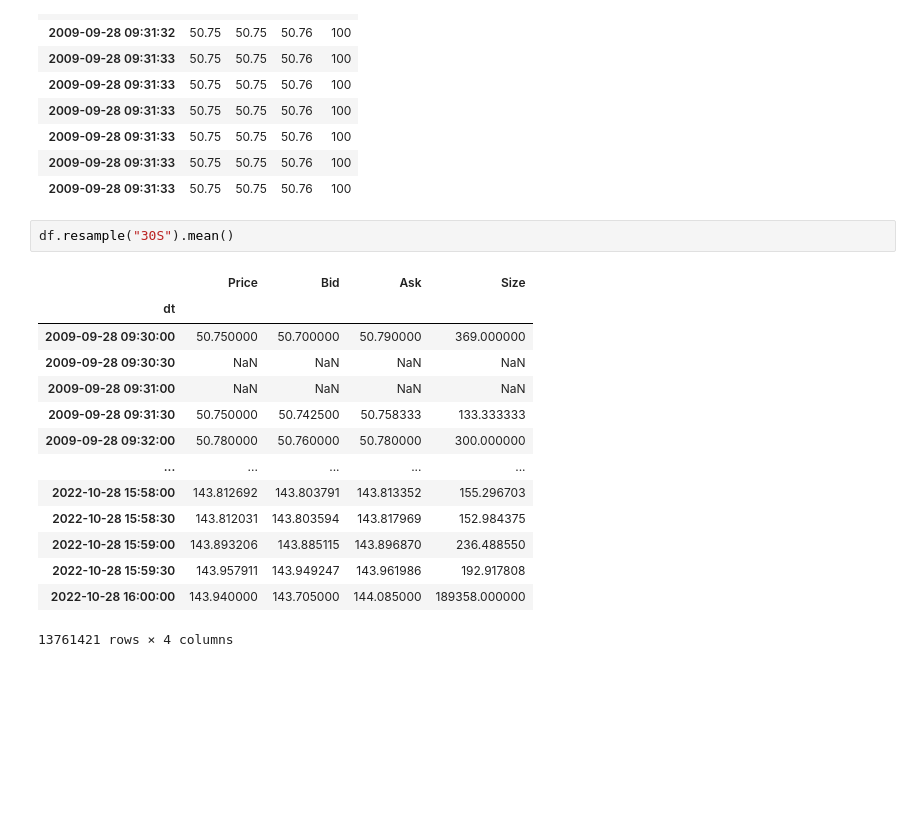
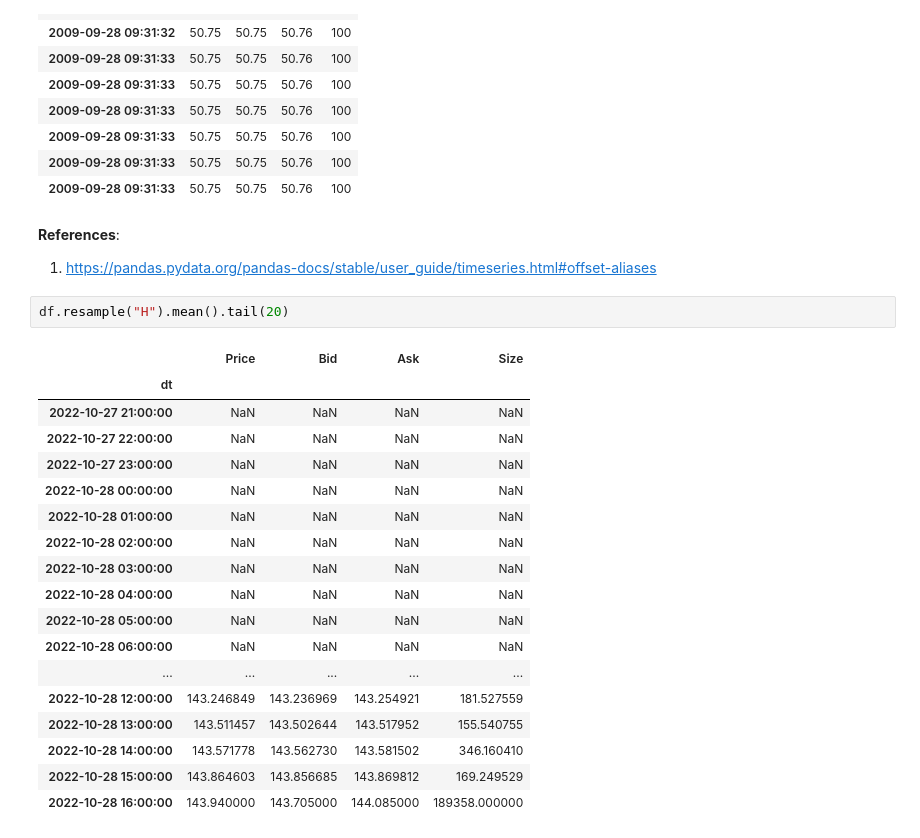
Before and after one commit to lcsrodriguez/HFT-IntradayVol-Estimation, a Jupyter notebook: main.ipynb, the cells around one changed output. Saved outputs shown, nothing was run; the diff lists cells and outputs as text; blank space fills up the shorter version.

```diff
--- a/main.ipynb
+++ b/main.ipynb
@@ -48,20 +50,27 @@ df.head(10)
 | 2009-09-28 09:31:33 | 50.75 | 50.75 | 50.76 | 100 |
 | 2009-09-28 09:31:33 | 50.75 | 50.75 | 50.76 | 100 |
 | 2009-09-28 09:31:33 | 50.75 | 50.75 | 50.76 | 100 |
+# %% [markdown]
+**References**:
+1. https://pandas.pydata.org/pandas-docs/stable/user_guide/timeseries.html#offset-aliases
 # %%
-df.resample("30S").mean()
+df.resample("H").mean().tail(20)
 # %% [output]
 |  | Price | Bid | Ask | Size |
 | dt |  |  |  |  |
-| 2009-09-28 09:30:00 | 50.750000 | 50.700000 | 50.790000 | 369.000000 |
-| 2009-09-28 09:30:30 | NaN | NaN | NaN | NaN |
-| 2009-09-28 09:31:00 | NaN | NaN | NaN | NaN |
-| 2009-09-28 09:31:30 | 50.750000 | 50.742500 | 50.758333 | 133.333333 |
-| 2009-09-28 09:32:00 | 50.780000 | 50.760000 | 50.780000 | 300.000000 |
+| 2022-10-27 21:00:00 | NaN | NaN | NaN | NaN |
+| 2022-10-27 22:00:00 | NaN | NaN | NaN | NaN |
+| 2022-10-27 23:00:00 | NaN | NaN | NaN | NaN |
+| 2022-10-28 00:00:00 | NaN | NaN | NaN | NaN |
+| 2022-10-28 01:00:00 | NaN | NaN | NaN | NaN |
+| 2022-10-28 02:00:00 | NaN | NaN | NaN | NaN |
+| 2022-10-28 03:00:00 | NaN | NaN | NaN | NaN |
+| 2022-10-28 04:00:00 | NaN | NaN | NaN | NaN |
+| 2022-10-28 05:00:00 | NaN | NaN | NaN | NaN |
+| 2022-10-28 06:00:00 | NaN | NaN | NaN | NaN |
 | ... | ... | ... | ... | ... |
-| 2022-10-28 15:58:00 | 143.812692 | 143.803791 | 143.813352 | 155.296703 |
-| 2022-10-28 15:58:30 | 143.812031 | 143.803594 | 143.817969 | 152.984375 |
-| 2022-10-28 15:59:00 | 143.893206 | 143.885115 | 143.896870 | 236.488550 |
-| 2022-10-28 15:59:30 | 143.957911 | 143.949247 | 143.961986 | 192.917808 |
+| 2022-10-28 12:00:00 | 143.246849 | 143.236969 | 143.254921 | 181.527559 |
+| 2022-10-28 13:00:00 | 143.511457 | 143.502644 | 143.517952 | 155.540755 |
+| 2022-10-28 14:00:00 | 143.571778 | 143.562730 | 143.581502 | 346.160410 |
+| 2022-10-28 15:00:00 | 143.864603 | 143.856685 | 143.869812 | 169.249529 |
 | 2022-10-28 16:00:00 | 143.940000 | 143.705000 | 144.085000 | 189358.000000 |
-13761421 rows × 4 columns
```
Also changed, not shown: parts of 3 cells of this notebook.
